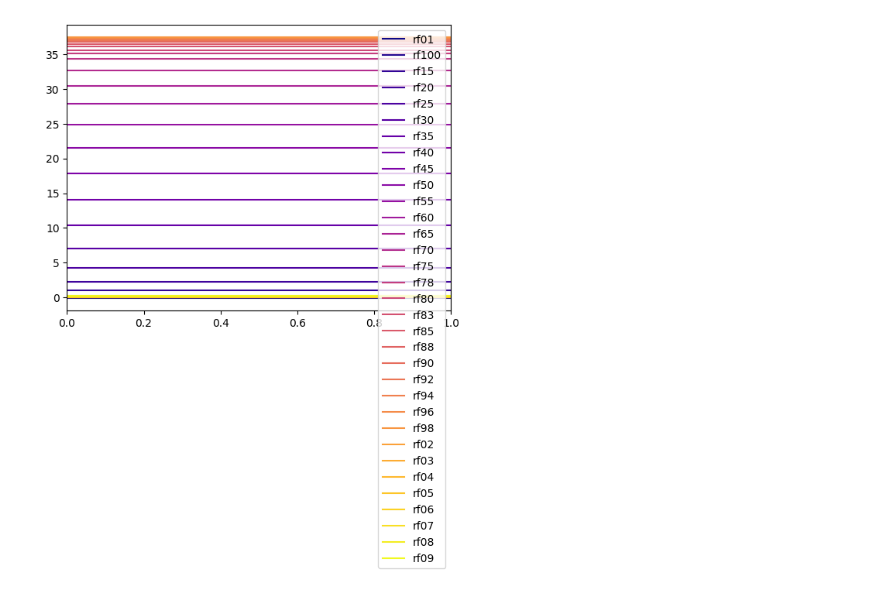
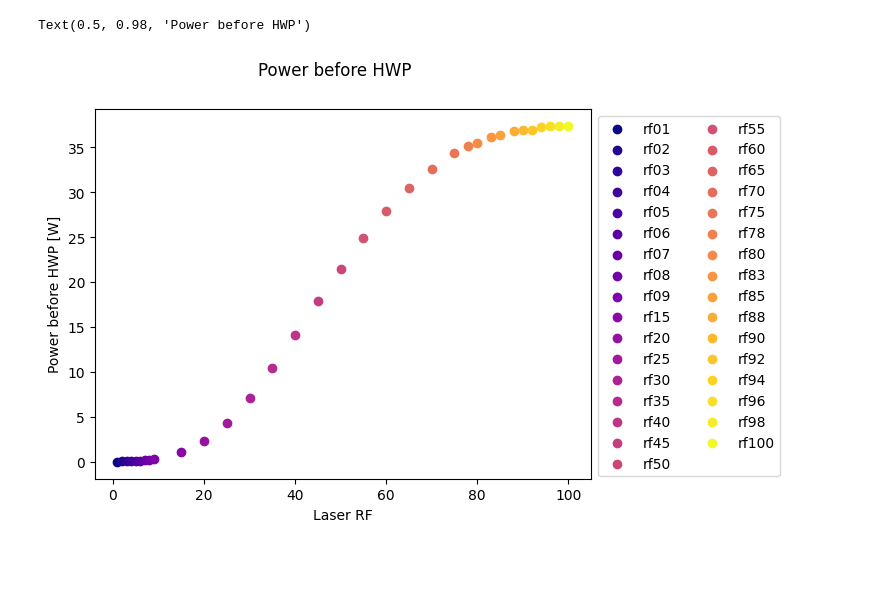
Before and after one commit to JuffmannLab/Fieldmax, a Jupyter notebook: quick_plotter.ipynb, the cells around one changed output. Drawn from its saved outputs; the diff is of its cells as text; code cells hidden in the pictures; blank space fills up the shorter version.

Commit message:
plots

```diff
--- a/quick_plotter.ipynb
+++ b/quick_plotter.ipynb
@@ -78,2 +52,6 @@ all_before_avg = {}
+# %%
+for i, data in enumerate(all_after):
+    rf = os.path.basename(files_after_hwp[i+1]).split('rf')[1].split('.csv')[0] #str for rf
+    after_hwp_dict[rf] = data
 # %%
 for i, data in enumerate(all_before):
@@ -104,6 +64,7 @@ for i, data in enumerate(all_before):
 # %%
-n_lines = len(all_before_avg)
+n_lines = len(before_hwp_avg)
 cmap = matplotlib.colormaps['plasma']
 
 # Take colors at regular intervals spanning the colormap.
 colors = cmap(np.linspace(0, 1, n_lines))
+print(len(colors))
@@ -110,9 +73,15 @@ colors = cmap(np.linspace(0, 1, n_lines))
 # %%
 # chanigning keys for before hwp so theyre consistent
-keys = all_before_avg.keys()
-print(keys)
+keys = sorted(before_hwp_avg.keys(), key=rfsort)
+
+print(len(keys), keys)
+temp_dict = {}
 for key in keys:
     if len(key) == 3:
         newkey = 'rf0' + key.split('rf')[1]
-        all_before_avg[newkey] = all_before_avg.pop(key)
+        temp_dict[newkey] = before_hwp_avg[key]
+    else:
+        temp_dict[key] = before_hwp_avg[key]
+
+before_hwp_avg = temp_dict
 # %% [output]
@@ -120,0 +89,14 @@ RuntimeError: dictionary keys changed during iteration
+# %%
+for i, (rf, avg) in enumerate(before_hwp_avg.items()):
+    # print(rf, avg)
+    plt.axhline(avg, label=rf, color = colors[i])
+    plt.legend(ncol= 2, bbox_to_anchor = (1,1))
+    plt.ylabel('Watts')
+    plt.suptitle('powers before the halfwave plate (darkcount not subtracted)')
+    #x ticks off
+    plt.tick_params(
+        axis='x',          # changes apply to the x-axis
+        which='both',      # both major and minor ticks are affected
+        bottom=False,      # ticks along the bottom edge are off
+        top=False,         # ticks along the top edge are off
+        labelbottom=False) # labels along the bottom edge are off
@@ -121,7 +105,13 @@ RuntimeError: dictionary keys changed during iteration
 # %%
-for i, (rf, avg) in enumerate(all_before_avg.items()):
+for i, (rf, avg) in enumerate(before_hwp_avg.items()):
     # print(rf, avg)
-    plt.axhline(avg, label=rf, color = colors[i])
-    plt.legend()
+    # plt.axhline(avg, label=rf, color = colors[i])
+    # plt.legend(ncol = 2, bbox_to_anchor = (1,1))
+    plt.scatter(int(rf[2:]), avg, color = colors[i], label = rf)
+plt.legend(ncol = 2, bbox_to_anchor = (1,1))
+plt.xlabel('Laser RF')
+plt.ylabel('Power before HWP [W]')
+plt.suptitle("Power before HWP")
 # %% [output]
+Text(0.5, 0.98, 'Power before HWP')
-[figure, old version]
+[figure, new version]
```
Also changed, not shown: parts of 22 cells of this notebook.
